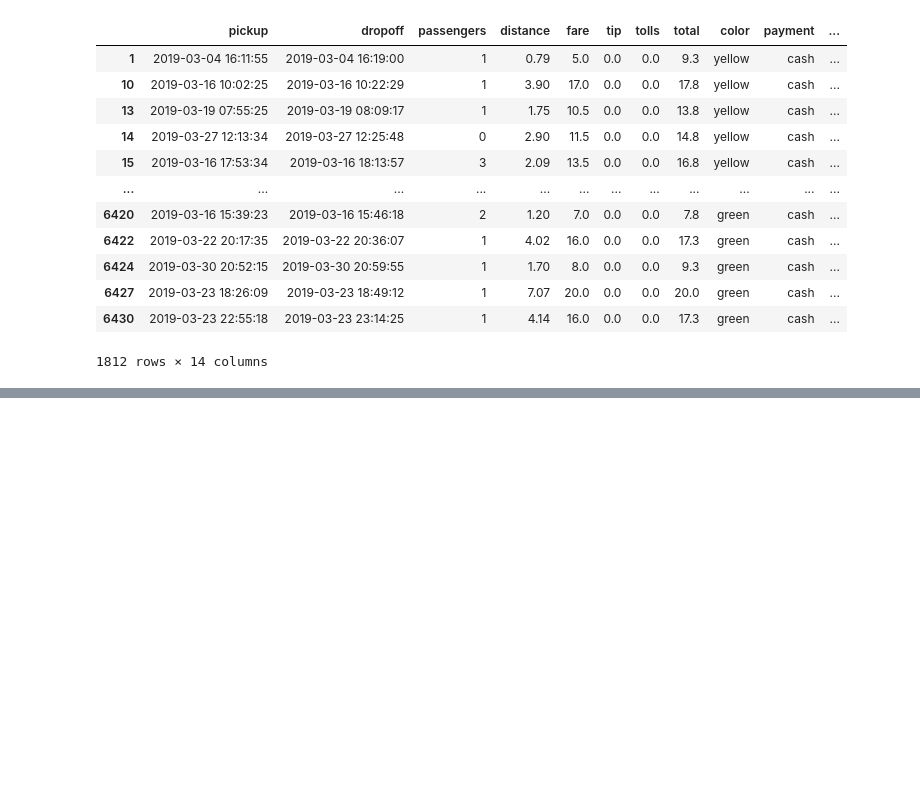
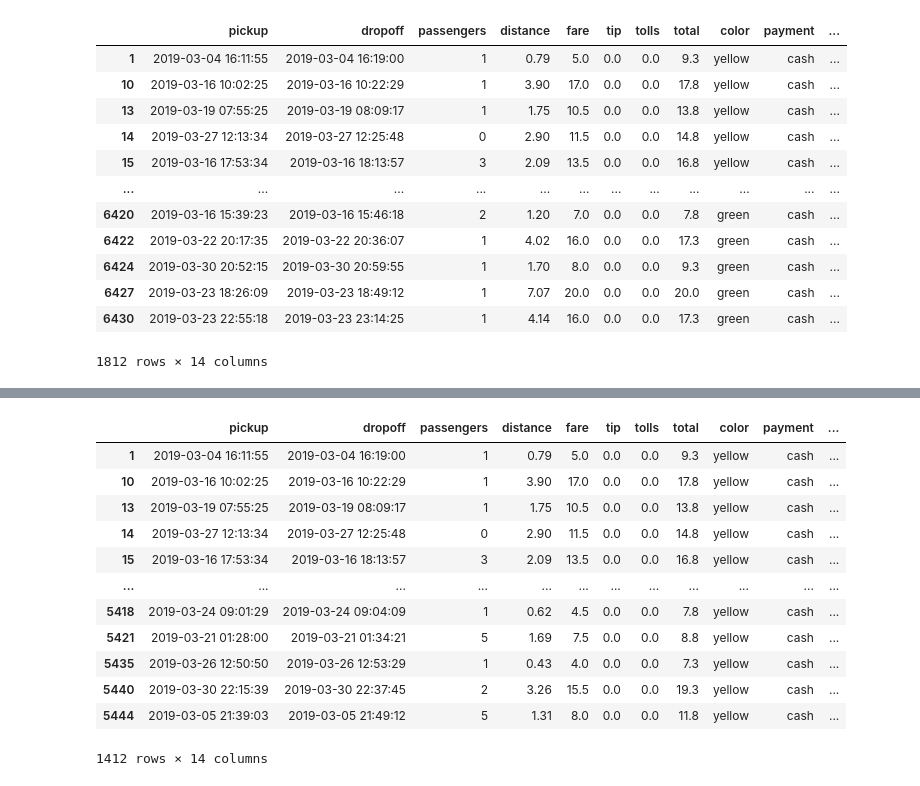
Before and after one commit to Prashanth-557/ML-Training, a Jupyter notebook: Day12.ipynb, the cells around one changed output, grey strips where cells are left out. Drawn from its saved outputs; the diff is of its cells as text; code cells hidden in the pictures; blank space fills up the shorter version.

```diff
--- a/Day12.ipynb
+++ b/Day12.ipynb
@@ -408,0 +426,16 @@ df[df['payment']=='cash']
+# %%
+df[(df['payment']=='cash')&(df['color']=='yellow')]
+# %% [output]
+|  | pickup | dropoff | passengers | distance | fare | tip | tolls | total | color | payment | ... |
+| 1 | 2019-03-04 16:11:55 | 2019-03-04 16:19:00 | 1 | 0.79 | 5.0 | 0.0 | 0.0 | 9.3 | yellow | cash | ... |
+| 10 | 2019-03-16 10:02:25 | 2019-03-16 10:22:29 | 1 | 3.90 | 17.0 | 0.0 | 0.0 | 17.8 | yellow | cash | ... |
+| 13 | 2019-03-19 07:55:25 | 2019-03-19 08:09:17 | 1 | 1.75 | 10.5 | 0.0 | 0.0 | 13.8 | yellow | cash | ... |
+| 14 | 2019-03-27 12:13:34 | 2019-03-27 12:25:48 | 0 | 2.90 | 11.5 | 0.0 | 0.0 | 14.8 | yellow | cash | ... |
+| 15 | 2019-03-16 17:53:34 | 2019-03-16 18:13:57 | 3 | 2.09 | 13.5 | 0.0 | 0.0 | 16.8 | yellow | cash | ... |
+| ... | ... | ... | ... | ... | ... | ... | ... | ... | ... | ... | ... |
+| 5418 | 2019-03-24 09:01:29 | 2019-03-24 09:04:09 | 1 | 0.62 | 4.5 | 0.0 | 0.0 | 7.8 | yellow | cash | ... |
+| 5421 | 2019-03-21 01:28:00 | 2019-03-21 01:34:21 | 5 | 1.69 | 7.5 | 0.0 | 0.0 | 8.8 | yellow | cash | ... |
+| 5435 | 2019-03-26 12:50:50 | 2019-03-26 12:53:29 | 1 | 0.43 | 4.0 | 0.0 | 0.0 | 7.3 | yellow | cash | ... |
+| 5440 | 2019-03-30 22:15:39 | 2019-03-30 22:37:45 | 2 | 3.26 | 15.5 | 0.0 | 0.0 | 19.3 | yellow | cash | ... |
+| 5444 | 2019-03-05 21:39:03 | 2019-03-05 21:49:12 | 5 | 1.31 | 8.0 | 0.0 | 0.0 | 11.8 | yellow | cash | ... |
+1412 rows × 14 columns
```
Also changed, not shown: parts of 3 cells of this notebook.
